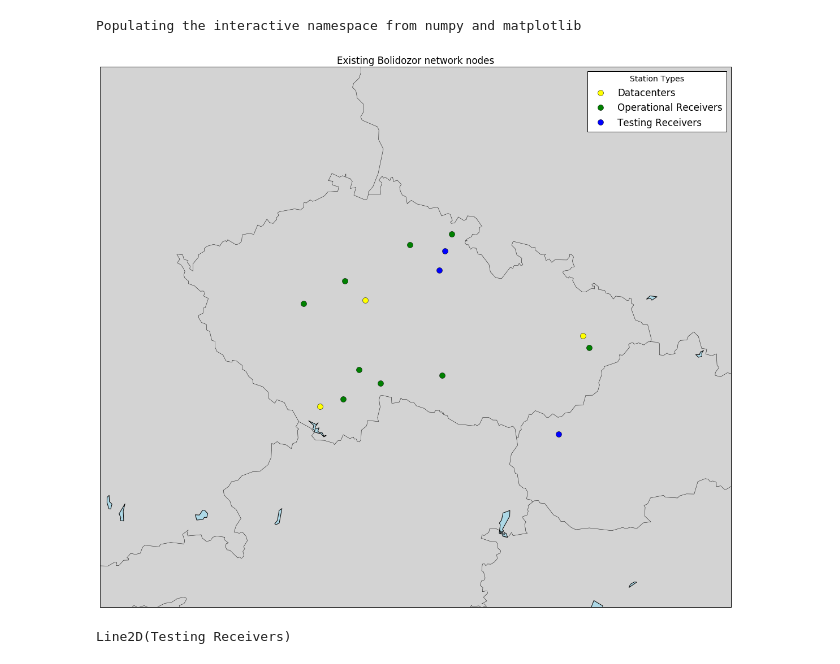
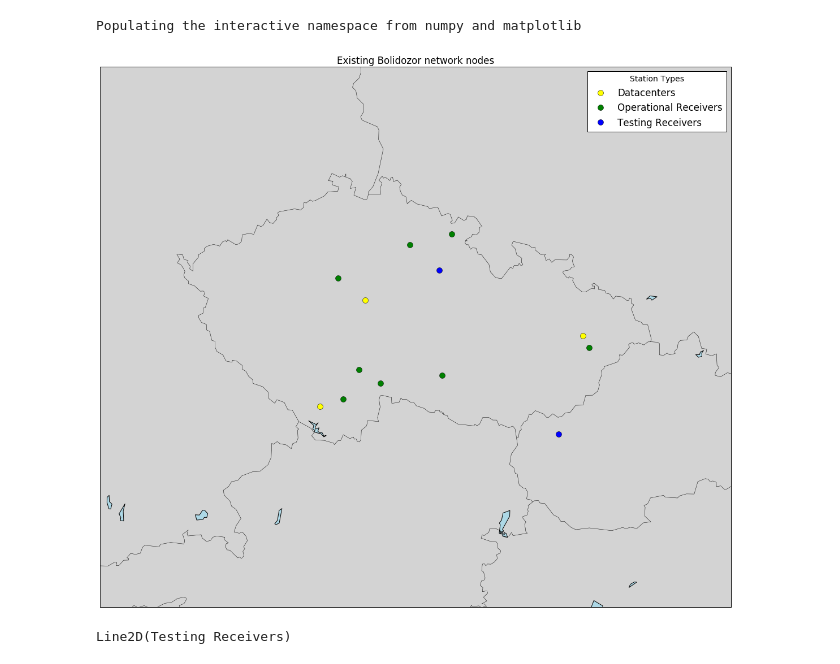
Before and after one commit to bolidozor/MeteorDataAnalyser, a Jupyter notebook: iPython/Bolidozor_map.ipynb, the cells around one changed output. Saved outputs shown, nothing was run; the diff lists cells and outputs as text; code cells hidden in the pictures.

Commit message:
adding CIIRC station.

```diff
--- a/iPython/Bolidozor_map.ipynb
+++ b/iPython/Bolidozor_map.ipynb
@@ -15,21 +15,23 @@ from mpl_toolkits.basemap import Basemap
 %pylab inline
 
 stations = []
-stations.append({'name': 'Zebrak','latitude':49.8736, 'longitude':13.8986, 'status': 'operational', 'type': 'receiver'})
-stations.append({'name': 'uFlu','latitude':50.0795, 'longitude':14.4891, 'status': 'operational', 'type': 'receiver'})
+stations.append({'name': 'Zebrak','latitude':49.8736, 'longitude':13.8986, 'status': 'malfunction', 'type': 'receiver'})
+stations.append({'name': 'uFlu','latitude':50.0795, 'longitude':14.4891, 'status': 'retired', 'type': 'receiver'})
 stations.append({'name': 'OBSUPICE','latitude':50.5067,'longitude':16.0115, 'status': 'operational', 'type': 'receiver'})
 stations.append({'name': 'SVAKOV','latitude':49.2607,'longitude':14.6917, 'status': 'operational', 'type': 'receiver'})
 stations.append({'name': 'ZVPP','latitude':48.9869,'longitude':14.4675, 'status': 'operational', 'type': 'receiver'})
 stations.append({'name': 'BPB','latitude':48.653153,'longitude':17.537413, 'status': 'testing', 'type': 'receiver'})
 stations.append({'name': 'HPHK','latitude':50.1772,'longitude':15.8386, 'status': 'testing', 'type': 'receiver'})
-stations.append({'name': 'OBSJAROMER','latitude':50.351397,'longitude':15.915878, 'status': 'testing', 'type': 'receiver'})
-stations.append({'name': 'JHRADEC','latitude':49.1314,'longitude': 14.9999, 'status': 'operational', 'type': 'receiver'})
+stations.append({'name': 'OBSJAROMER','latitude':50.351397,'longitude':15.915878, 'status': 'malfunction', 'type': 'receiver'})
+stations.append({'name': 'HFN','latitude':49.1314,'longitude': 14.9999, 'status': 'operational', 'type': 'receiver'})
 stations.append({'name': 'VALMEZ','latitude':49.463038,'longitude': 17.973544, 'status': 'operational', 'type': 'receiver'})
 stations.append({'name': 'NACHODSKO','latitude':50.409407,'longitude':15.414812, 'status': 'operational', 'type': 'receiver'})
 stations.append({'name': 'Forpsi','latitude':48.9169761,'longitude':14.1326528, 'status': 'operational', 'type': 'datacenter'})
 stations.append({'name': 'Ondrejov','latitude':49.9046144,'longitude':14.7842044, 'status': 'operational', 'type': 'datacenter'})
 stations.append({'name': 'Dub','latitude':49.5717811,'longitude':17.8831233, 'status': 'operational', 'type': 'datacenter'})
 stations.append({'name': 'DDMTREBIC','latitude':49.207180,'longitude':15.876004, 'status': 'operational', 'type': 'receiver'})
+stations.append({'name': 'CIIRC','latitude':50.103521,'longitude':14.394401, 'status': 'operational', 'type': 'receiver'})
+
 
 land_color = 'lightgray'
 water_color = 'lightblue'
@@ -52,34 +54,34 @@ map.drawcountries()
 #map.drawparallels(np.arange(-90.,120.,30.))
 #map.drawmeridians(np.arange(0.,420.,60.))
 map.drawmapboundary(fill_color=water_color)
 #ax.set_title('Bistatic network')
 #x, y = map(np.array(near_transmitters.longitude_deg), np.array(near_transmitters.latitude_deg))
 #map.plot(x, y, marker='o', markersize=6, markerfacecolor='red', linewidth=0)
 
 x, y = map(np.array(5.5151), np.array(47.348))
 transmitters, = map.plot(x, y, marker='o', markersize=10, markerfacecolor='red', linewidth=0,label='GRAVES Transmitter')
 
 for station in stations:
     station_latitude = station['latitude']
     station_longitude = station['longitude']
     x, y = map(station_longitude, station_latitude)
     if station['status'] is 'operational' and station['type'] is 'datacenter':
         datacenter, = map.plot(x, y, marker='o', markersize=10, markerfacecolor='yellow', linewidth=0,label='Datacenters')
     if station['status'] is 'operational' and station['type'] is 'receiver':
         receivers, = map.plot(x, y, marker='o', markersize=10, markerfacecolor='green', linewidth=0,label='Operational Receivers')
     if station['status'] is 'testing' and station['type'] is 'receiver':
         testing, = map.plot(x, y, marker='o', markersize=10, markerfacecolor='blue', linewidth=0, label='Testing Receivers')
 
 
 plt.title('Existing Bolidozor network nodes')
 #plt.legend(handles=[transmitters, datacenter, receivers, testing],numpoints=1, title="Station Types")
 plt.legend(handles=[ datacenter, receivers, testing],numpoints=1, title="Station Types")
 map.ax = ax
 fig.show()
 #%pylab qt
 # %% [output]
 Populating the interactive namespace from numpy and matplotlib
-[figure, old version]
+[figure, new version]
 # %%
 print(testing)
 # %% [output]
```
